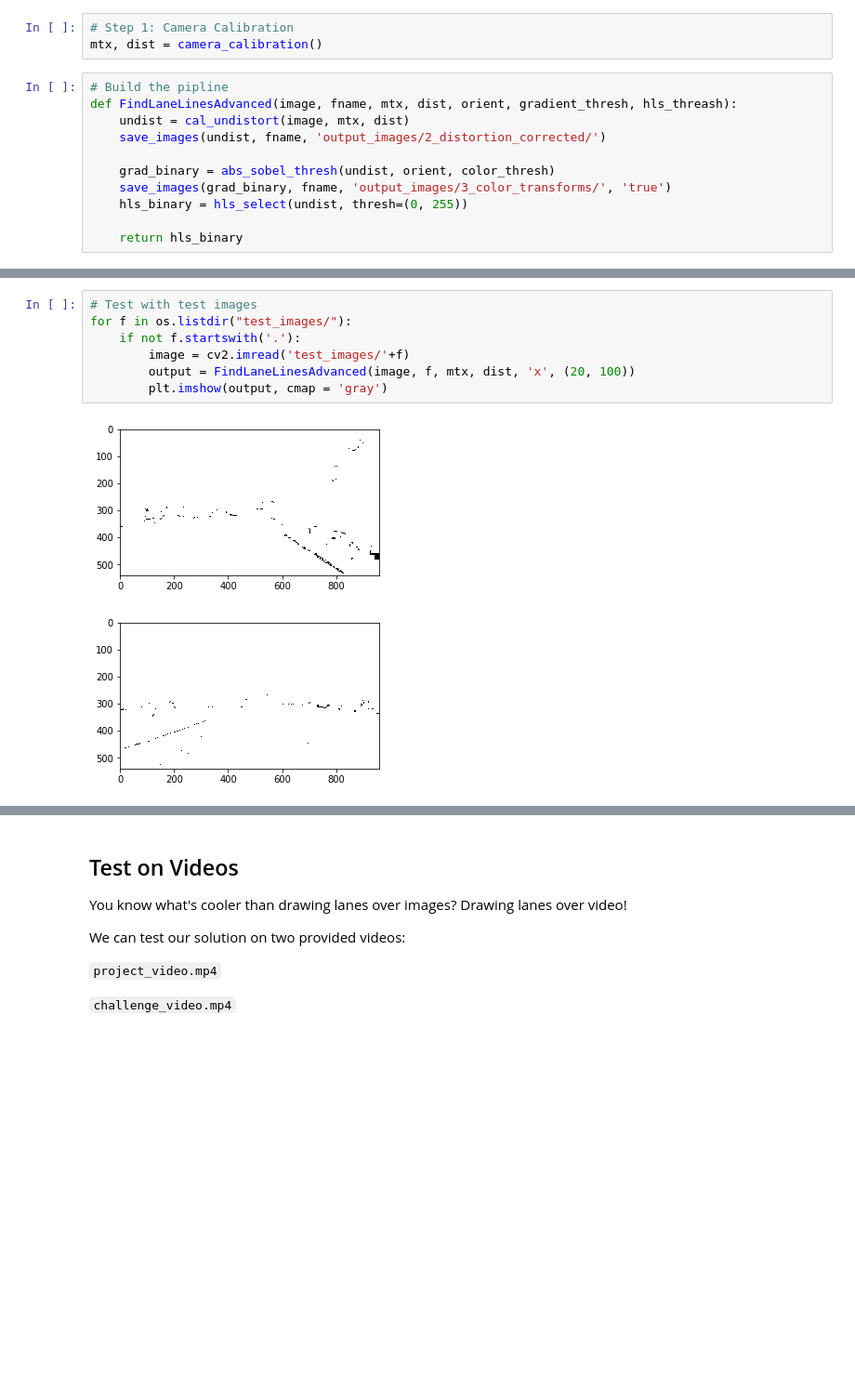
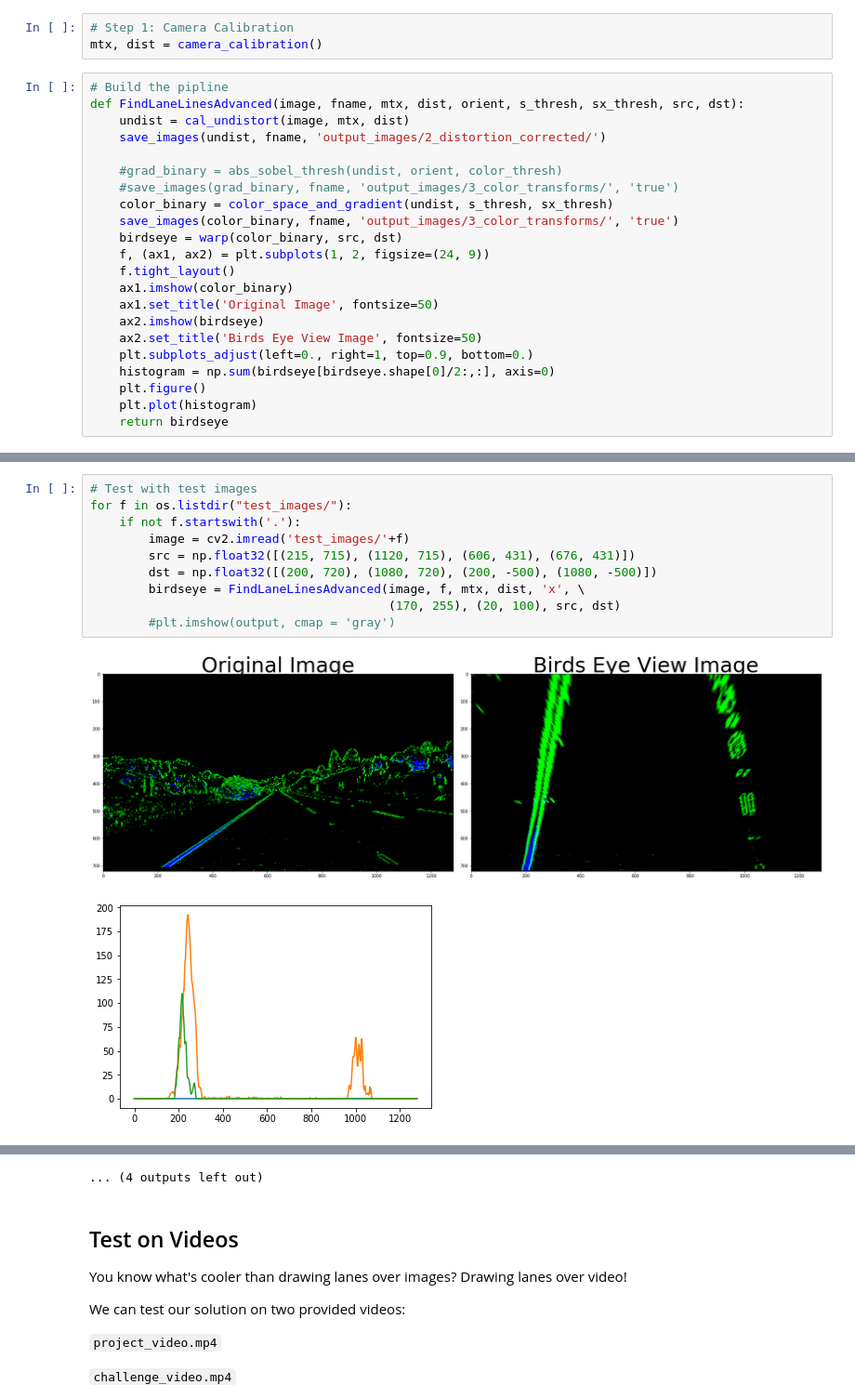
Before and after one commit to gothicmicky/MoocProjects, a Jupyter notebook: SelfDrivingCar/Term1/L15_AdvancedLaneFinding/CarNDp-Advanced-Lane-Lines-Sharon/p4_advanced_lane_finding.ipynb, the cells around one changed output, grey strips where cells are left out. Shown at 93% size. Saved outputs shown, nothing was run; the diff lists cells and outputs as text; blank space fills up the shorter version.

```diff
--- a/SelfDrivingCar/Term1/L15_AdvancedLaneFinding/CarNDp-Advanced-Lane-Lines-Sharon/p4_advanced_lane_finding.ipynb
+++ b/SelfDrivingCar/Term1/L15_AdvancedLaneFinding/CarNDp-Advanced-Lane-Lines-Sharon/p4_advanced_lane_finding.ipynb
@@ -114,12 +156,23 @@ def save_images(image, fname, directory, isBinary = 'false'):
 mtx, dist = camera_calibration()
 # %%
 # Build the pipline
-def FindLaneLinesAdvanced(image, fname, mtx, dist, orient, gradient_thresh, hls_threash):
+def FindLaneLinesAdvanced(image, fname, mtx, dist, orient, s_thresh, sx_thresh, src, dst):
     undist = cal_undistort(image, mtx, dist)
     save_images(undist, fname, 'output_images/2_distortion_corrected/')
 
-    grad_binary = abs_sobel_thresh(undist, orient, color_thresh)
-    save_images(grad_binary, fname, 'output_images/3_color_transforms/', 'true')
-    hls_binary = hls_select(undist, thresh=(0, 255))
-
-    return hls_binary
+    #grad_binary = abs_sobel_thresh(undist, orient, color_thresh)
+    #save_images(grad_binary, fname, 'output_images/3_color_transforms/', 'true')
+    color_binary = color_space_and_gradient(undist, s_thresh, sx_thresh)
+    save_images(color_binary, fname, 'output_images/3_color_transforms/', 'true')
+    birdseye = warp(color_binary, src, dst)
+    f, (ax1, ax2) = plt.subplots(1, 2, figsize=(24, 9))
+    f.tight_layout()
+    ax1.imshow(color_binary)
+    ax1.set_title('Original Image', fontsize=50)
+    ax2.imshow(birdseye)
+    ax2.set_title('Birds Eye View Image', fontsize=50)
+    plt.subplots_adjust(left=0., right=1, top=0.9, bottom=0.)
+    histogram = np.sum(birdseye[birdseye.shape[0]/2:,:], axis=0)
+    plt.figure()
+    plt.plot(histogram)
+    return birdseye
@@ -126,10 +208,13 @@ def FindLaneLinesAdvanced(image, fname, mtx, dist, orient, gradient_thresh, hls_
 # %%
 # Test with test images
 for f in os.listdir("test_images/"):
     if not f.startswith('.'):
         image = cv2.imread('test_images/'+f)
-        output = FindLaneLinesAdvanced(image, f, mtx, dist, 'x', (20, 100))
-        plt.imshow(output, cmap = 'gray')
+        src = np.float32([(215, 715), (1120, 715), (606, 431), (676, 431)])
+        dst = np.float32([(200, 720), (1080, 720), (200, -500), (1080, -500)])
+        birdseye = FindLaneLinesAdvanced(image, f, mtx, dist, 'x', \
+                                         (170, 255), (20, 100), src, dst)
+        #plt.imshow(output, cmap = 'gray')
 # %% [output]
-[figure, old version]
+[figure, new version]
-[figure, old version]
+[figure, new version]
@@ -142,3 +231,4 @@ for f in os.listdir("test_images/"):
+... (4 outputs left out)
 # %% [markdown]
 ## Test on Videos
 
```
Also changed, not shown: parts of 6 cells of this notebook, 7 other files.
